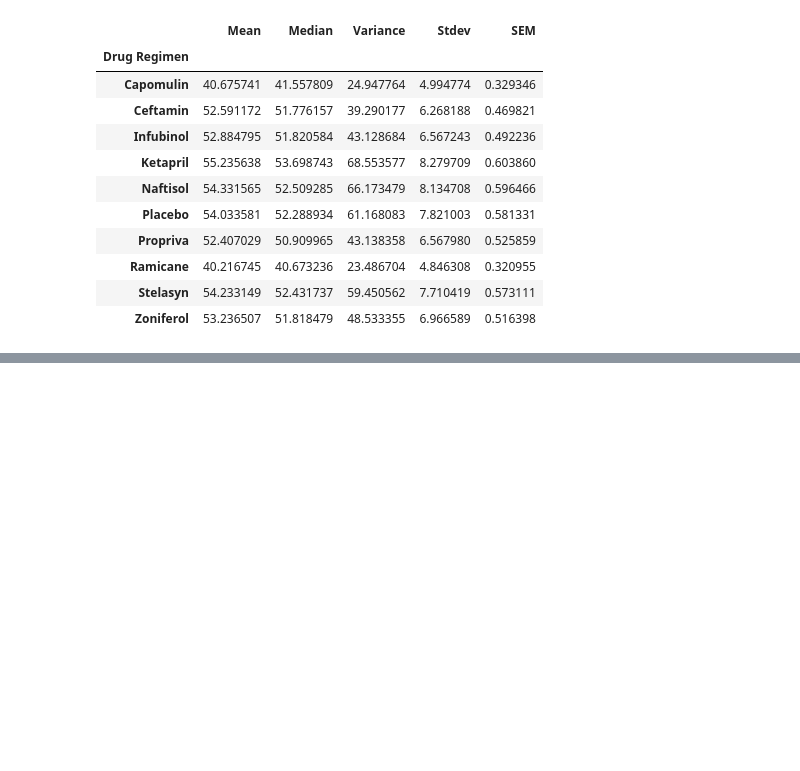
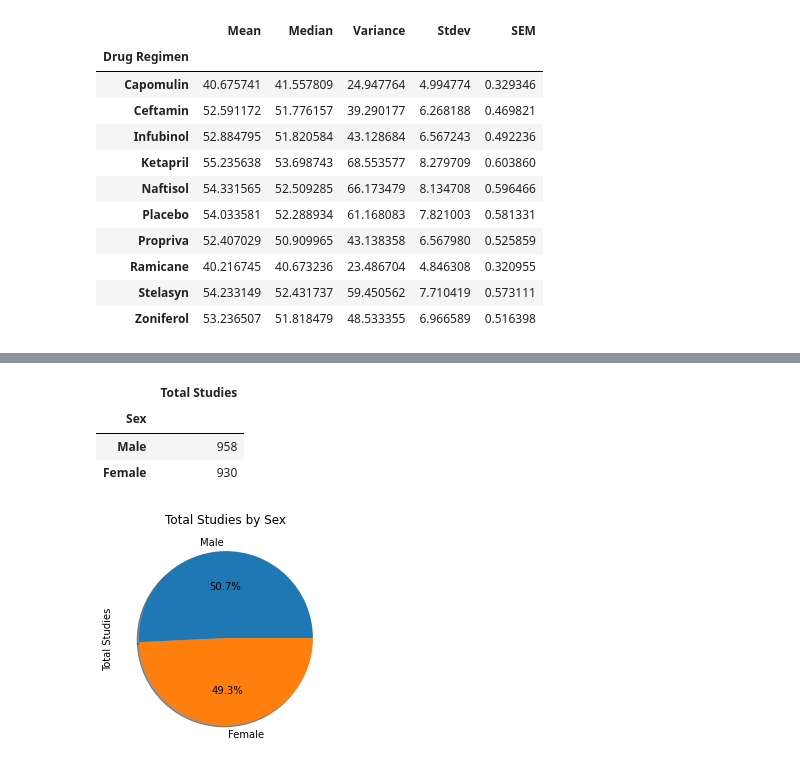
Before and after one commit to laurajimenezsano/matplotlib-challenge, a Jupyter notebook: Matplotlib Analysis.ipynb, the cells around one changed output, grey strips where cells are left out. Saved outputs shown, nothing was run; the diff lists cells and outputs as text; code cells hidden in the pictures; blank space fills up the shorter version.

```diff
--- a/Matplotlib Analysis.ipynb
+++ b/Matplotlib Analysis.ipynb
@@ -91,0 +137,19 @@ mouse_regimen_summary
+# %%
+# Pandas: Distribution of Male vs Female in the study (TABLE)
+mouse_gender = mouse_merged.groupby('Sex')
+mouse_gender_count = mouse_gender.count()['Mouse ID']
+mouse_gender_df = pd.DataFrame({"Total Studies": mouse_gender_count})
+mouse_gender_df = mouse_gender_df.sort_values(by="Total Studies",ascending=False)
+mouse_gender_df
+# %% [output]
+|  | Total Studies |
+| Sex |  |
+| Male | 958 |
+| Female | 930 |
+# %%
+# Pandas: Distribution of Male vs Female in the study (Graph)
+gender_pie = mouse_gender_df.plot(kind="pie", y='Total Studies', title="Total Studies by Sex",legend=False, autopct="%1.1f%%", shadow=True)
+gender_pie.set_ylabel("Total Studies")
+plt.show()
+# %% [output]
+[figure, added]
```
Also changed, not shown: parts of 13 cells of this notebook.
